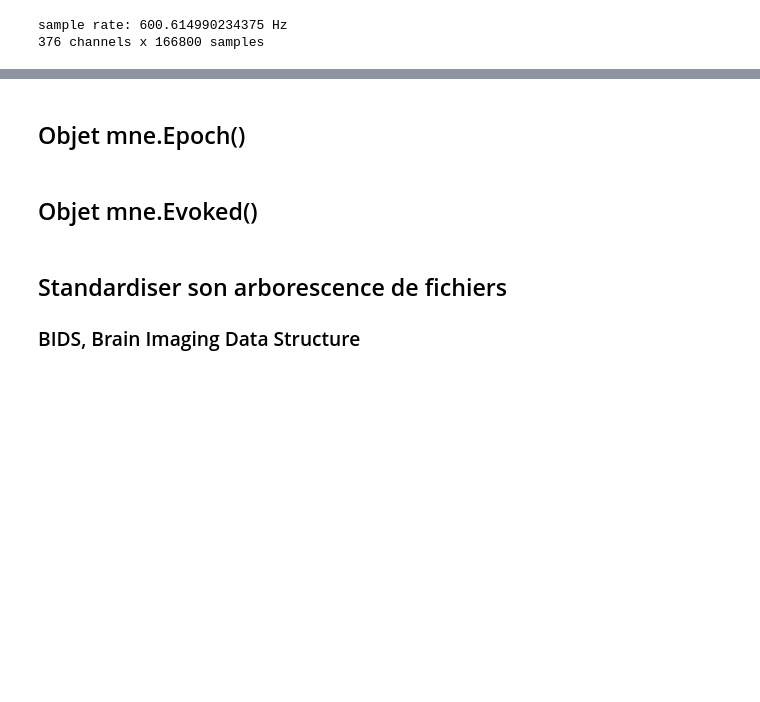
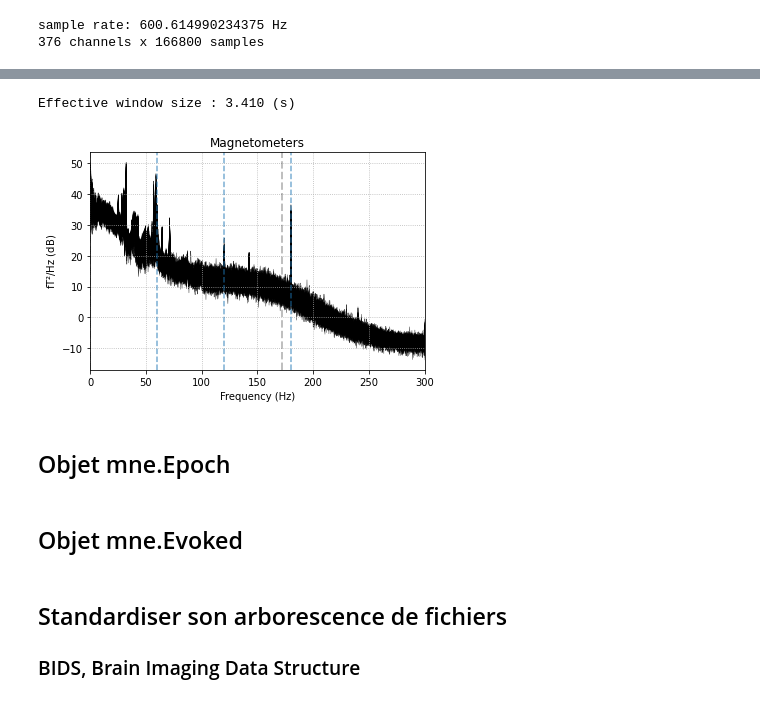
Before and after one commit to hyruuk/PSY2008A2021, a Jupyter notebook: AP1 - Manipulation de données électrophysiologiques dans MNE-Python.ipynb, the cells around one changed output, grey strips where cells are left out. Saved outputs shown, nothing was run; the diff lists cells and outputs as text; code cells hidden in the pictures; blank space fills up the shorter version.

```diff
--- a/AP1 - Manipulation de données électrophysiologiques dans MNE-Python.ipynb
+++ b/AP1 - Manipulation de données électrophysiologiques dans MNE-Python.ipynb
@@ -91,0 +192,3 @@ sample rate: 600.614990234375 Hz
+# %%
+raw = raw.crop(0, 50)  # in seconds
+print('New time range from', raw.times.min(), 's to', raw.times.max(), 's')
@@ -91,0 +199,4 @@ sample rate: 600.614990234375 Hz
+# %%
+nchan = raw.info['nchan']
+raw = raw.drop_channels(['MEG 0241', 'EEG 001'])
+print('Number of channels reduced from', nchan, 'to', raw.info['nchan'])
@@ -96,7 +241,16 @@ raw.plot();
+# %%
+fig, ax = plt.subplots(1, 1)
+raw.copy().pick_types(meg='mag').plot_psd(spatial_colors=False, show=False,
+                                          ax=ax);
+for freq in [60., 120., 180.]:
+    ax.axvline(freq, linestyle='--', alpha=0.6)
+# %% [output]
+Effective window size : 3.410 (s)
+[figure, added]
 # %% [markdown]
-## Objet mne.Epoch()
+## Objet mne.Epoch
 # %% [markdown]
-## Objet mne.Evoked()
+## Objet mne.Evoked
 # %% [markdown]
 ## Standardiser son arborescence de fichiers
 ### BIDS, Brain Imaging Data Structure
```
Also changed, not shown: parts of 32 cells of this notebook.
